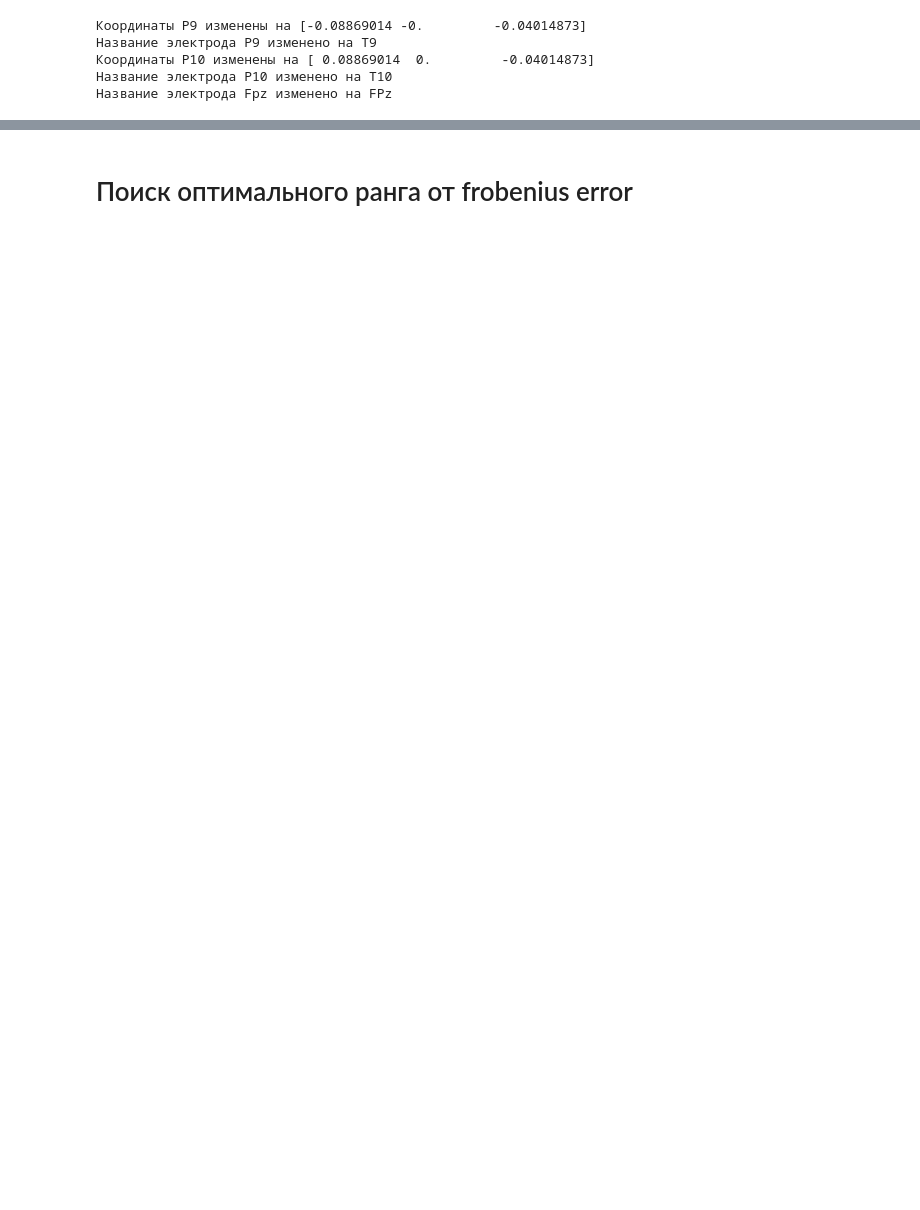
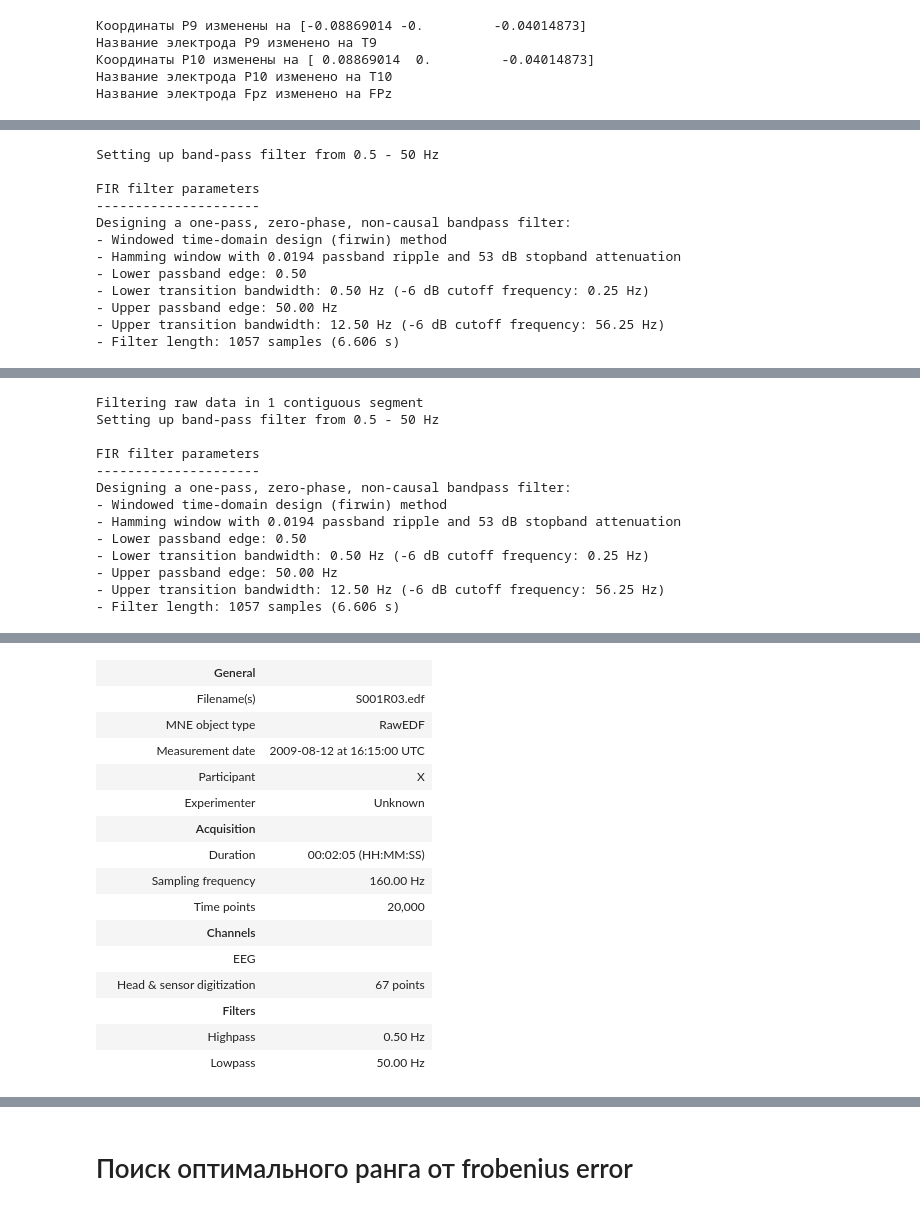
Before and after one commit to Innopolis-tensor-compression/tensor-compression-methods, a Jupyter notebook: experiments/EEG_2.ipynb, the cells around one changed output, grey strips where cells are left out. Drawn from its saved outputs; the diff is of its cells as text; code cells hidden in the pictures; blank space fills up the shorter version.

```diff
--- a/experiments/EEG_2.ipynb
+++ b/experiments/EEG_2.ipynb
@@ -196,0 +228,4 @@ for raw_list_by_runs in eeg_raw_list.values():
+# %%
+events, event_id = mne.events_from_annotations(eeg_raw_list[1][3])
+tmin, tmax = 0.0, 4.0
+epochs = mne.Epochs(eeg_raw_list[1][3], events, event_id, tmin, tmax, baseline=(0, 0), preload=True)
@@ -196,0 +276,16 @@ for raw_list_by_runs in eeg_raw_list.values():
+# %%
+epochs_filtered = epochs.copy().filter(l_freq=0.5, h_freq=50.0)
+eeg_raw_list[1][3].filter(l_freq=0.5, h_freq=50.0)
+# %% [output]
+Setting up band-pass filter from 0.5 - 50 Hz
+
+FIR filter parameters
+---------------------
+Designing a one-pass, zero-phase, non-causal bandpass filter:
+- Windowed time-domain design (firwin) method
+- Hamming window with 0.0194 passband ripple and 53 dB stopband attenuation
+- Lower passband edge: 0.50
+- Lower transition bandwidth: 0.50 Hz (-6 dB cutoff frequency: 0.25 Hz)
+- Upper passband edge: 50.00 Hz
+- Upper transition bandwidth: 12.50 Hz (-6 dB cutoff frequency: 56.25 Hz)
+- Filter length: 1057 samples (6.606 s)
@@ -196,0 +302,13 @@ for raw_list_by_runs in eeg_raw_list.values():
+Filtering raw data in 1 contiguous segment
+Setting up band-pass filter from 0.5 - 50 Hz
+
+FIR filter parameters
+---------------------
+Designing a one-pass, zero-phase, non-causal bandpass filter:
+- Windowed time-domain design (firwin) method
+- Hamming window with 0.0194 passband ripple and 53 dB stopband attenuation
+- Lower passband edge: 0.50
+- Lower transition bandwidth: 0.50 Hz (-6 dB cutoff frequency: 0.25 Hz)
+- Upper passband edge: 50.00 Hz
+- Upper transition bandwidth: 12.50 Hz (-6 dB cutoff frequency: 56.25 Hz)
+- Filter length: 1057 samples (6.606 s)
@@ -196,0 +316,16 @@ for raw_list_by_runs in eeg_raw_list.values():
+|  | General |  |
+|  | Filename(s) | S001R03.edf |
+|  | MNE object type | RawEDF |
+|  | Measurement date | 2009-08-12 at 16:15:00 UTC |
+|  | Participant | X |
+|  | Experimenter | Unknown |
+|  | Acquisition |  |
+|  | Duration | 00:02:05 (HH:MM:SS) |
+|  | Sampling frequency | 160.00 Hz |
+|  | Time points | 20,000 |
+|  | Channels |  |
+|  | EEG |  |
+|  | Head & sensor digitization | 67 points |
+|  | Filters |  |
+|  | Highpass | 0.50 Hz |
+|  | Lowpass | 50.00 Hz |
```
Also changed, not shown: parts of 94 cells of this notebook.
